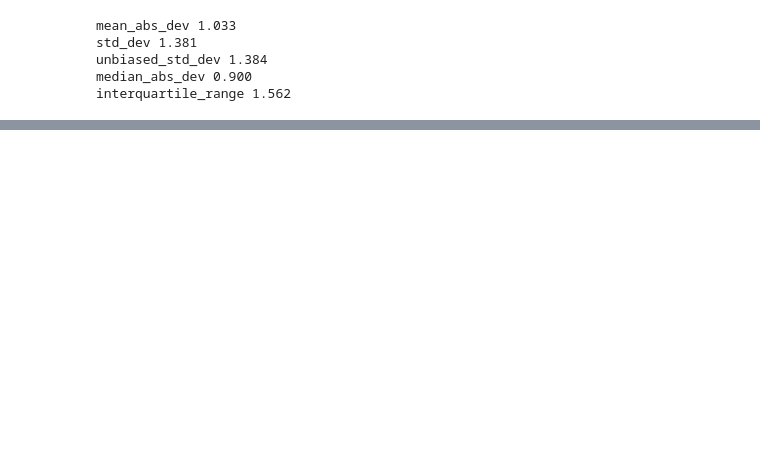
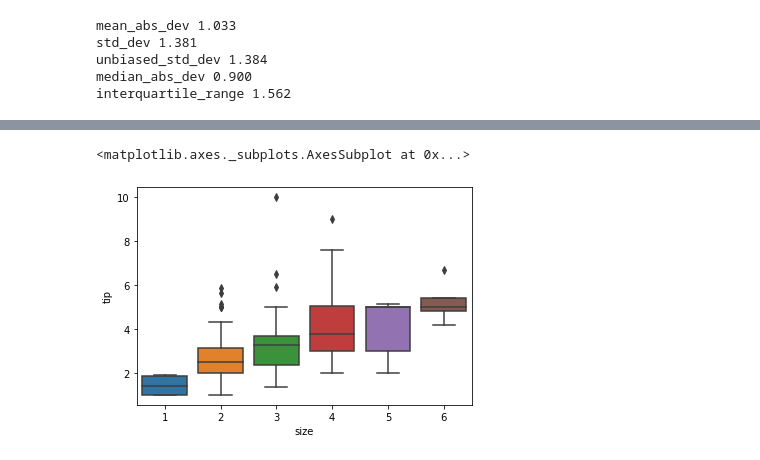
Before and after one commit to gentimouton/dives, a Jupyter notebook: practical_ds/practical_stats_ch01_eda.ipynb, the cells around one changed output, grey strips where cells are left out. Drawn from its saved outputs; the diff is of its cells as text; code cells hidden in the pictures; blank space fills up the shorter version.

```diff
--- a/practical_ds/practical_stats_ch01_eda.ipynb
+++ b/practical_ds/practical_stats_ch01_eda.ipynb
@@ -107,0 +123,8 @@ interquartile_range 1.562
+# %%
+# boxplot
+#tips.boxplot('tip', by='size')
+# fig, axs = plt.subplots(ncols=3)
+sns.boxplot(x='size', y='tip', data=tips)
+# %% [output]
+<matplotlib.axes._subplots.AxesSubplot at 0x...>
+[figure, added]
```
Also changed, not shown: parts of 5 cells of this notebook.
